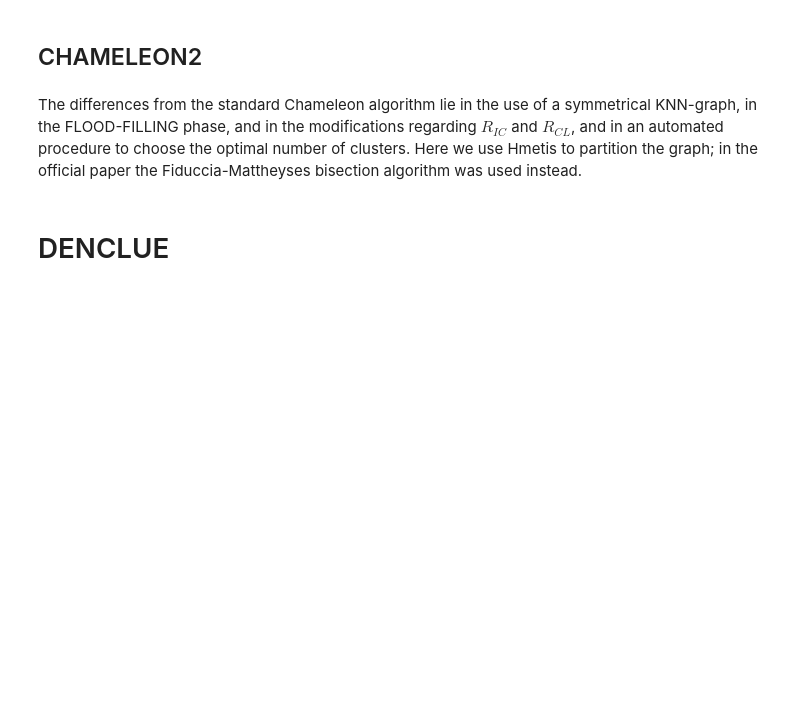
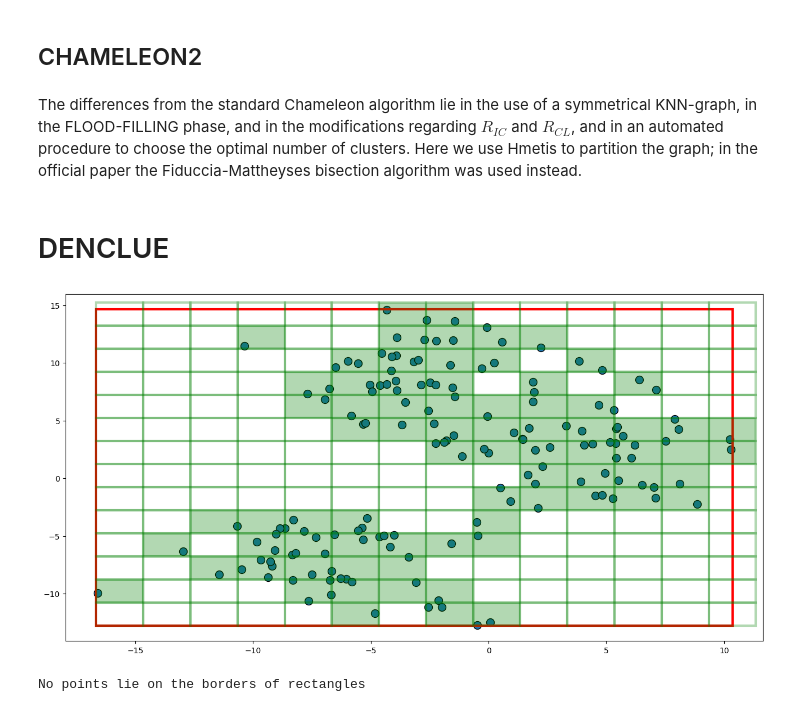
Before and after one commit to guglielmosanchini/ClustViz, a Jupyter notebook: Clustering_visualization_notebook.ipynb, the cells around one changed output. Cells and saved outputs as stored; diff of their text form; code cells hidden in the pictures; blank space fills up the shorter version.

```diff
--- a/Clustering_visualization_notebook.ipynb
+++ b/Clustering_visualization_notebook.ipynb
@@ -1032,0 +1176,8 @@ plot2d_data(res)
+# %%
+z = plot_grid_rect(varied, s=1)
+# %% [output]
+[figure, added]
+# %%
+check_border_points_rectangles(varied, z)
+# %% [output]
+No points lie on the borders of rectangles
```
Also changed, not shown: parts of 4 cells of this notebook, 3 other files.
